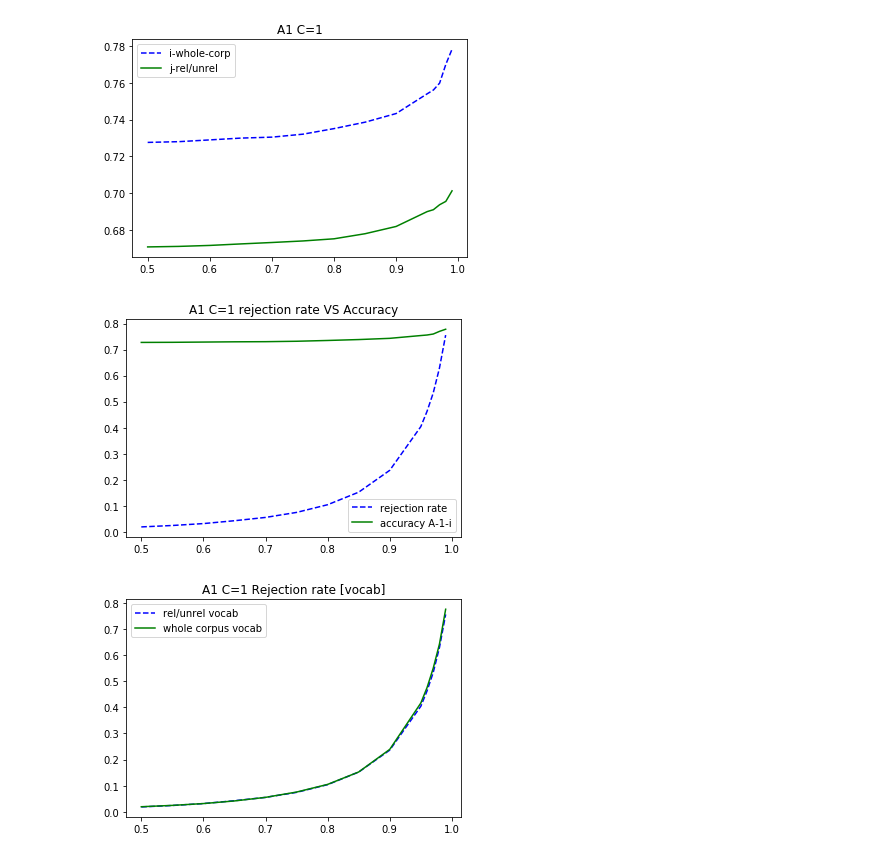
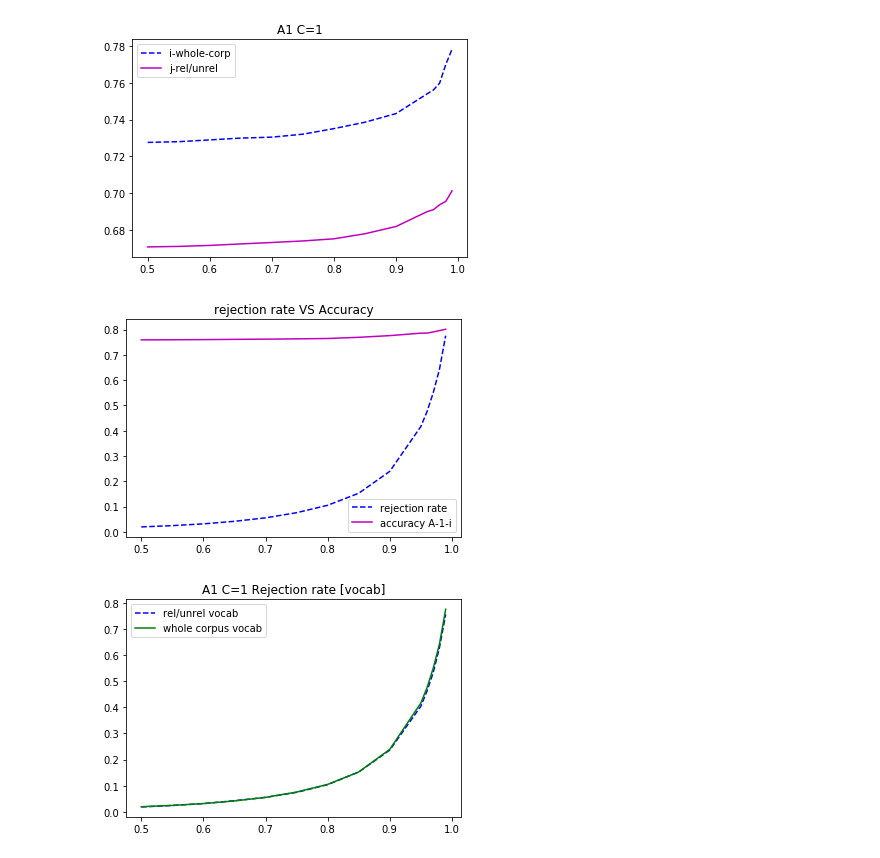
Before and after one commit to annekehdyt/text-transparency, a Jupyter notebook: [A] Graphs.ipynb, the cells around one changed output. Cells and saved outputs as stored; diff of their text form; code cells hidden in the pictures.

```diff
--- a/[A] Graphs.ipynb
+++ b/[A] Graphs.ipynb
@@ -21,23 +21,23 @@ whole_data = load_txt("../data/data/A1-whole-data.txt")
 plt.title('A1 C=1')
 
 plt.plot(rel_data[:,0], rel_data[:,3], 'b--', label='i-whole-corp')
-plt.plot(rel_data[:,0],rel_data[:,4], 'g', label='j-rel/unrel')
+plt.plot(rel_data[:,0],rel_data[:,4], 'm', label='j-rel/unrel')
 plt.legend()
 plt.show()
 
 # Accuracy A-1-i VS Accuracy A-1-j
 # %% [output]
-[figure, old version]
+[figure, new version]
 # %%
-plt.title('A1 C=1 rejection rate VS Accuracy')
-plt.plot(rel_data[:,0], rel_data[:,2], 'b--', label='rejection rate')
-plt.plot(rel_data[:,0],rel_data[:,3], 'g', label='accuracy A-1-i')
+plt.title('rejection rate VS Accuracy')
+plt.plot(whole_data[:,0], whole_data[:,2], 'b--', label='rejection rate')
+plt.plot(whole_data[:,0],whole_data[:,3], 'm', label='accuracy A-1-i')
 plt.legend()
 plt.show()
 
 # rejection rate VS accuracy on A-1-i
 # %% [output]
-[figure, old version]
+[figure, new version]
 # %%
 plt.title('A1 C=1 Rejection rate [vocab]')
 plt.plot(rel_data[:,0], rel_data[:,2], 'b--', label='rel/unrel vocab')
```
Also changed, not shown: parts of 3 cells of this notebook.
